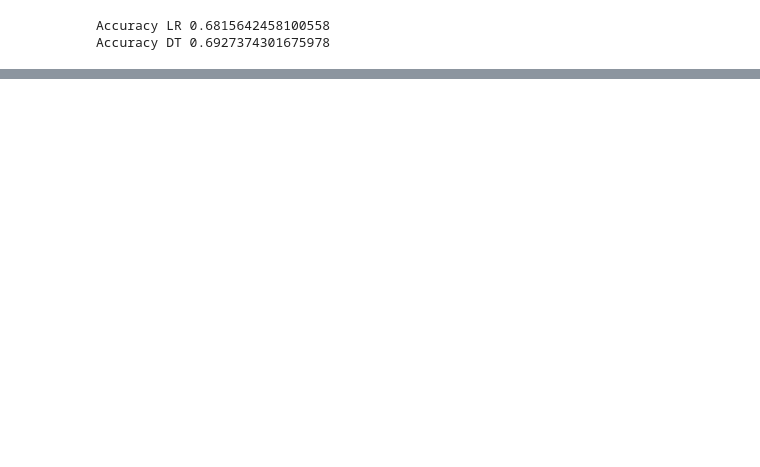
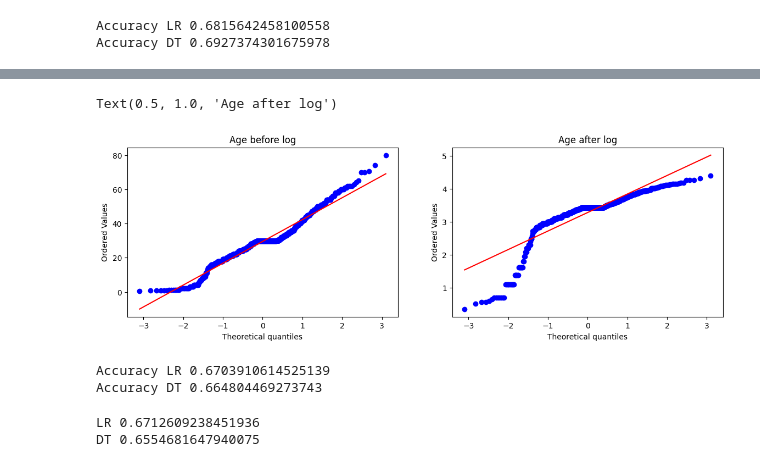
Before and after one commit to najnin26/Machine-Learning, a Jupyter notebook: Basic/function-transformer.ipynb, the cells around one changed output, grey strips where cells are left out. Cells and saved outputs as stored; diff of their text form; code cells hidden in the pictures; blank space fills up the shorter version.

Commit message:
Kaggle Notebook | Function Transformer

```diff
--- a/Basic/function-transformer.ipynb
+++ b/Basic/function-transformer.ipynb
@@ -150,0 +163,12 @@ DT 0.6577028714107366
+# %%
+plt.figure(figsize=(14,4))
+plt.subplot(121)
+stats.probplot(x_train['Age'],dist='norm',plot=plt)
+plt.title('Age before log')
+
+plt.subplot(122)
+stats.probplot(x_train_trans['Age'],dist='norm',plot=plt)
+plt.title('Age after log')
+# %% [output]
+Text(0.5, 1.0, 'Age after log')
+[figure, added]
@@ -150,0 +180,26 @@ DT 0.6577028714107366
+# %%
+clf = LogisticRegression()
+clf2 = DecisionTreeClassifier()
+
+clf.fit(x_train_trans1,y_train)
+clf2.fit(x_train_trans1,y_train)
+
+y_pred = clf.predict(x_test_trans1)
+y_pred2 = clf2.predict(x_test_trans1)
+
+print("Accuracy LR",accuracy_score(y_test,y_pred))
+print("Accuracy DT",accuracy_score(y_test,y_pred2))
+# %% [output]
+Accuracy LR 0.6703910614525139
+Accuracy DT 0.664804469273743
+# %%
+X_trans2 = trf2.fit_transform(x)
+
+clf = LogisticRegression()
+clf2 = DecisionTreeClassifier()
+
+print("LR",np.mean(cross_val_score(clf,X_trans2,y,scoring='accuracy',cv=10)))
+print("DT",np.mean(cross_val_score(clf2,X_trans2,y,scoring='accuracy',cv=10)))
+# %% [output]
+LR 0.6712609238451936
+DT 0.6554681647940075
```
Also changed, not shown: parts of 4 cells of this notebook.
